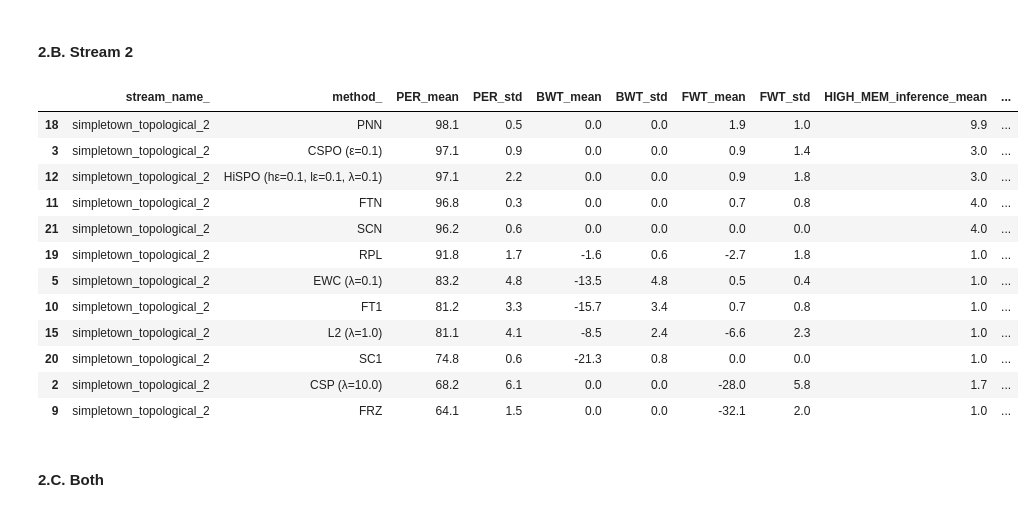
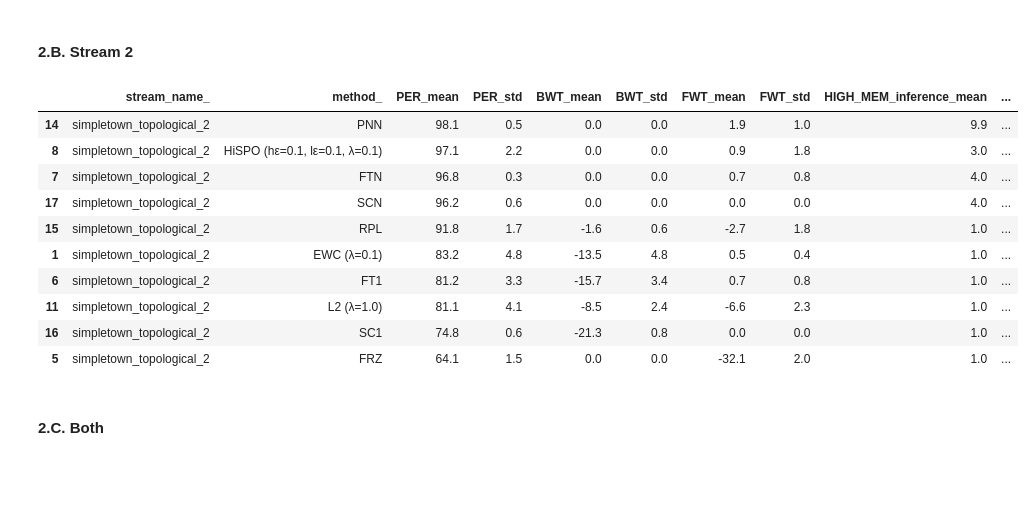
Before and after one commit to anosubcog9438/continual-nav-bench, a Jupyter notebook: experiments/2_continual/2_topological_streams/godot_goal_simpletown/analysis.ipynb, the cells around one changed output. Saved outputs shown, nothing was run; the diff lists cells and outputs as text; code cells hidden in the pictures; blank space fills up the shorter version.

```diff
--- a/experiments/2_continual/2_topological_streams/godot_goal_simpletown/analysis.ipynb
+++ b/experiments/2_continual/2_topological_streams/godot_goal_simpletown/analysis.ipynb
@@ -75,13 +75,6 @@ if True:
     agent_ids += ["hgcbc_ewc_mlp_lb{}".format(lb) for lb in reg_lbs]
     agent_ids += ["hgcbc_l2_mlp_lb{}".format(lb) for lb in reg_lbs]
 
-    csp_lbs = [0.1, 1.0, 10.0]
-    agent_ids += ["hgcbc_csp_mlp_eps0.1_lb{}".format(lb) for lb in csp_lbs]
-
-    cspo_eps = [0.1]
-    cspo_lbs = [0.1]
-    agent_ids += ["hgcbc_cspofix_mlp_eps{}_lb{}_l2".format(eps, lb) for eps in cspo_eps for lb in cspo_lbs]
-
     hsp_eps = [0.1]
     hsp_lbs = [0.1]
     agent_ids += ["hgcbc_hispofix_mlp_heps{}_leps{}_lb{}_l2".format(heps, leps, lb) for heps in hsp_eps for leps in hsp_eps for lb in hsp_lbs]
@@ -99,13 +92,6 @@ if True:
     for lb in reg_lbs:
         agent_id_to_algo["hgcbc_ewc_mlp_lb{}".format(lb)] = "HBC"
         agent_id_to_algo["hgcbc_l2_mlp_lb{}".format(lb)] = "HBC"
-
-    for lb in csp_lbs:
-        agent_id_to_algo["hgcbc_csp_mlp_eps0.1_lb{}".format(lb)] = "HBC"
-
-    for lb in cspo_lbs:
-        for eps in cspo_eps:
-            agent_id_to_algo["hgcbc_cspofix_mlp_eps{}_lb{}_l2".format(eps, lb)] = "HBC"
 
     for lb in hsp_lbs:
         for heps in hsp_eps:
@@ -126,13 +112,6 @@ if True:
         agent_id_to_method["hgcbc_ewc_mlp_lb{}".format(lb)] = "EWC (λ={})".format(lb)
         agent_id_to_method["hgcbc_l2_mlp_lb{}".format(lb)] = "L2 (λ={})".format(lb)
 
-    for lb in csp_lbs:
-        agent_id_to_method["hgcbc_csp_mlp_eps0.1_lb{}".format(lb)] = "CSP (λ={})".format(lb)
-
-    for lb in cspo_lbs:
-        for eps in cspo_eps:
-            agent_id_to_method["hgcbc_cspofix_mlp_eps{}_lb{}_l2".format(eps, lb)] = "CSPO (ε={})".format(eps)
-
     for lb in hsp_lbs:
         for heps in hsp_eps:
             for leps in hsp_eps:
@@ -350,14 +313,3 @@ data
-# %%
-# as we filtered for the finished training (ie max train_task_idx reach n_tasks),
-# we want to sort all combination of agent_id, stream_name, seed to see the missing ones
-
-all_combinations = pd.DataFrame([(agent_id, stream_name, seed) for agent_id in agent_ids for stream_name in stream_names for seed in seeds], columns=["agent_id", "stream_name", "seed"])
-all_combinations = all_combinations.set_index(["agent_id", "stream_name", "seed"])
-all_combinations = all_combinations.loc[~all_combinations.index.isin(data.set_index(["agent_id", "stream_name", "seed"]).index)].reset_index()
-
-# print line by line the missing combinations
-for i, row in all_combinations.iterrows():
-    print(row["agent_id"], row["stream_name"], row["seed"])
 # %% [markdown]
 #### 1.D. Metrics
 # %%
@@ -540,53 +482,43 @@ metrics_2 = metrics_2.drop(ewc_idx)
 l2_idx = metrics_2[metrics_2["method_"].str.contains("L2")].index[0]
 l2_idx = metrics_2[(metrics_2["method_"].str.contains("L2")) & (metrics_2.index != l2_idx)].index
 metrics_2 = metrics_2.drop(l2_idx)
-# find 1st iteration of CSP (the best CSP for any lambda) and remove the other CSP
-csp_idx = metrics_2[metrics_2["method_"].str.contains("CSP ")].index[0]
-csp_idx = metrics_2[(metrics_2["method_"].str.contains("CSP ")) & (metrics_2.index != csp_idx)].index
-metrics_2 = metrics_2.drop(csp_idx)
-# find 1st iteration of CSPO (the best CSPO for any epsilon and lambda) and remove the other CSPO
-cspo_idx = metrics_2[metrics_2["method_"].str.contains("CSPO")].index[0]
-cspo_idx = metrics_2[(metrics_2["method_"].str.contains("CSPO")) & (metrics_2.index != cspo_idx)].index
-metrics_2 = metrics_2.drop(cspo_idx)
 # find 1st iteration of HiSPO (the best HiSPO for any epsilon and lambda) and remove the other HiSPO
 hispo_idx = metrics_2[metrics_2["method_"].str.contains("HiSPO")].index[0]
 hispo_idx = metrics_2[(metrics_2["method_"].str.contains("HiSPO")) & (metrics_2.index != hispo_idx)].index
 metrics_2 = metrics_2.drop(hispo_idx)
 
 # show
 metrics_2["PER_mean"] = (metrics_2["PER_mean"] * 100).round(1)
 metrics_2["PER_std"] = (metrics_2["PER_std"] * 100).round(1)
 metrics_2["BWT_mean"] = (metrics_2["BWT_mean"] * 100).round(1)
 metrics_2["BWT_std"] = (metrics_2["BWT_std"] * 100).round(1)
 metrics_2["FWT_mean"] = (metrics_2["FWT_mean"] * 100).round(1)
 metrics_2["FWT_std"] = (metrics_2["FWT_std"] * 100).round(1)
 metrics_2["HIGH_MEM_inference_mean"] = metrics_2["HIGH_MEM_inference_mean"].round(1)
 metrics_2["HIGH_MEM_inference_std"] = metrics_2["HIGH_MEM_inference_std"].round(1)
 metrics_2["HIGH_MEM_total_mean"] = metrics_2["HIGH_MEM_total_mean"].round(1)
 metrics_2["HIGH_MEM_total_std"] = metrics_2["HIGH_MEM_total_std"].round(1)
 metrics_2["LOW_MEM_inference_mean"] = metrics_2["LOW_MEM_inference_mean"].round(1)
 metrics_2["LOW_MEM_inference_std"] = metrics_2["LOW_MEM_inference_std"].round(1)
 metrics_2["LOW_MEM_total_mean"] = metrics_2["LOW_MEM_total_mean"].round(1)
 metrics_2["LOW_MEM_total_std"] = metrics_2["LOW_MEM_total_std"].round(1)
 metrics_2["MEM_inference_mean"] = metrics_2["MEM_inference_mean"].round(1)
 metrics_2["MEM_inference_std"] = metrics_2["MEM_inference_std"].round(1)
 metrics_2["MEM_total_mean"] = metrics_2["MEM_total_mean"].round(1)
 
 metrics_2
 # %% [output]
 |  | stream_name_ | method_ | PER_mean | PER_std | BWT_mean | BWT_std | FWT_mean | FWT_std | HIGH_MEM_inference_mean | ... |
-| 18 | simpletown_topological_2 | PNN | 98.1 | 0.5 | 0.0 | 0.0 | 1.9 | 1.0 | 9.9 | ... |
-| 3 | simpletown_topological_2 | CSPO (ε=0.1) | 97.1 | 0.9 | 0.0 | 0.0 | 0.9 | 1.4 | 3.0 | ... |
-| 12 | simpletown_topological_2 | HiSPO (hε=0.1, lε=0.1, λ=0.1) | 97.1 | 2.2 | 0.0 | 0.0 | 0.9 | 1.8 | 3.0 | ... |
-| 11 | simpletown_topological_2 | FTN | 96.8 | 0.3 | 0.0 | 0.0 | 0.7 | 0.8 | 4.0 | ... |
-| 21 | simpletown_topological_2 | SCN | 96.2 | 0.6 | 0.0 | 0.0 | 0.0 | 0.0 | 4.0 | ... |
-| 19 | simpletown_topological_2 | RPL | 91.8 | 1.7 | -1.6 | 0.6 | -2.7 | 1.8 | 1.0 | ... |
-| 5 | simpletown_topological_2 | EWC (λ=0.1) | 83.2 | 4.8 | -13.5 | 4.8 | 0.5 | 0.4 | 1.0 | ... |
-| 10 | simpletown_topological_2 | FT1 | 81.2 | 3.3 | -15.7 | 3.4 | 0.7 | 0.8 | 1.0 | ... |
-| 15 | simpletown_topological_2 | L2 (λ=1.0) | 81.1 | 4.1 | -8.5 | 2.4 | -6.6 | 2.3 | 1.0 | ... |
-| 20 | simpletown_topological_2 | SC1 | 74.8 | 0.6 | -21.3 | 0.8 | 0.0 | 0.0 | 1.0 | ... |
-| 2 | simpletown_topological_2 | CSP (λ=10.0) | 68.2 | 6.1 | 0.0 | 0.0 | -28.0 | 5.8 | 1.7 | ... |
-| 9 | simpletown_topological_2 | FRZ | 64.1 | 1.5 | 0.0 | 0.0 | -32.1 | 2.0 | 1.0 | ... |
+| 14 | simpletown_topological_2 | PNN | 98.1 | 0.5 | 0.0 | 0.0 | 1.9 | 1.0 | 9.9 | ... |
+| 8 | simpletown_topological_2 | HiSPO (hε=0.1, lε=0.1, λ=0.1) | 97.1 | 2.2 | 0.0 | 0.0 | 0.9 | 1.8 | 3.0 | ... |
+| 7 | simpletown_topological_2 | FTN | 96.8 | 0.3 | 0.0 | 0.0 | 0.7 | 0.8 | 4.0 | ... |
+| 17 | simpletown_topological_2 | SCN | 96.2 | 0.6 | 0.0 | 0.0 | 0.0 | 0.0 | 4.0 | ... |
+| 15 | simpletown_topological_2 | RPL | 91.8 | 1.7 | -1.6 | 0.6 | -2.7 | 1.8 | 1.0 | ... |
+| 1 | simpletown_topological_2 | EWC (λ=0.1) | 83.2 | 4.8 | -13.5 | 4.8 | 0.5 | 0.4 | 1.0 | ... |
+| 6 | simpletown_topological_2 | FT1 | 81.2 | 3.3 | -15.7 | 3.4 | 0.7 | 0.8 | 1.0 | ... |
+| 11 | simpletown_topological_2 | L2 (λ=1.0) | 81.1 | 4.1 | -8.5 | 2.4 | -6.6 | 2.3 | 1.0 | ... |
+| 16 | simpletown_topological_2 | SC1 | 74.8 | 0.6 | -21.3 | 0.8 | 0.0 | 0.0 | 1.0 | ... |
+| 5 | simpletown_topological_2 | FRZ | 64.1 | 1.5 | 0.0 | 0.0 | -32.1 | 2.0 | 1.0 | ... |
 # %% [markdown]
 #### 2.C. Both
 # %%
```
Also changed, not shown: parts of 4 cells of this notebook, 2 other files.
